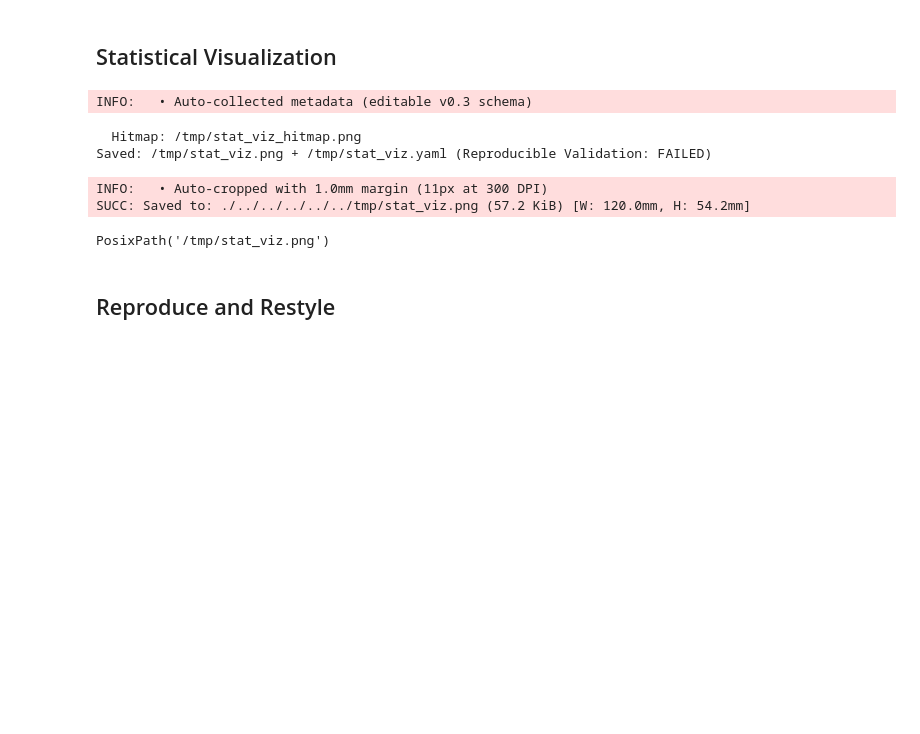
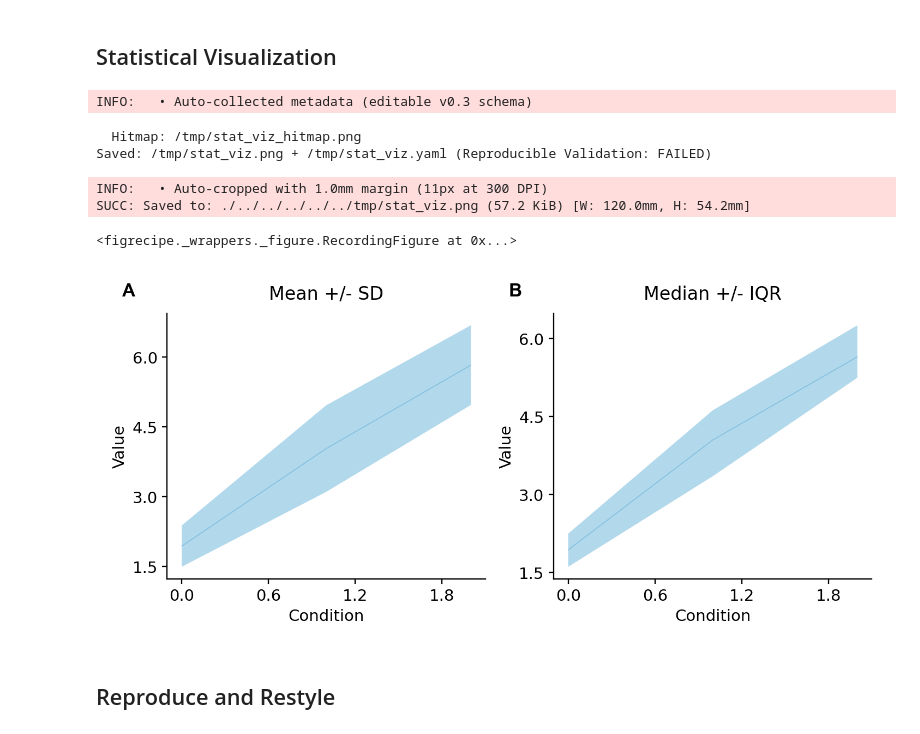
Before and after one commit to scitex-ai/scitex-python, a Jupyter notebook: examples/05_plt.ipynb, the cells around one changed output. Drawn from its saved outputs; the diff is of its cells as text; code cells hidden in the pictures; blank space fills up the shorter version.

```diff
--- a/examples/05_plt.ipynb
+++ b/examples/05_plt.ipynb
@@ -59,23 +62,25 @@ PosixPath('/tmp/multi_panel.png')
 # %%
 fig, axes = stx.plt.subplots(1, 2)
 
 # Mean +/- SD
 data = np.random.normal(loc=[2, 4, 6], scale=[0.5, 1.0, 0.8], size=(50, 3))
 axes[0].stx_mean_std(data)
 axes[0].set_xyt("Condition", "Value", "Mean +/- SD")
 
 # Median +/- IQR
 axes[1].stx_median_iqr(data)
 axes[1].set_xyt("Condition", "Value", "Median +/- IQR")
 
 stx.io.save(fig, "/tmp/stat_viz.png")
+fig
 # %% [output]
 INFO:   • Auto-collected metadata (editable v0.3 schema)
   Hitmap: /tmp/stat_viz_hitmap.png
 Saved: /tmp/stat_viz.png + /tmp/stat_viz.yaml (Reproducible Validation: FAILED)
 INFO:   • Auto-cropped with 1.0mm margin (11px at 300 DPI)
 SUCC: Saved to: ./../../../../../tmp/stat_viz.png (57.2 KiB) [W: 120.0mm, H: 54.2mm]
-PosixPath('/tmp/stat_viz.png')
+<figrecipe._wrappers._figure.RecordingFigure at 0x...>
+[figure, added]
 # %% [markdown]
 ## Reproduce and Restyle
 # %%
```
Also changed, not shown: parts of 3 cells of this notebook, 1 other file.
